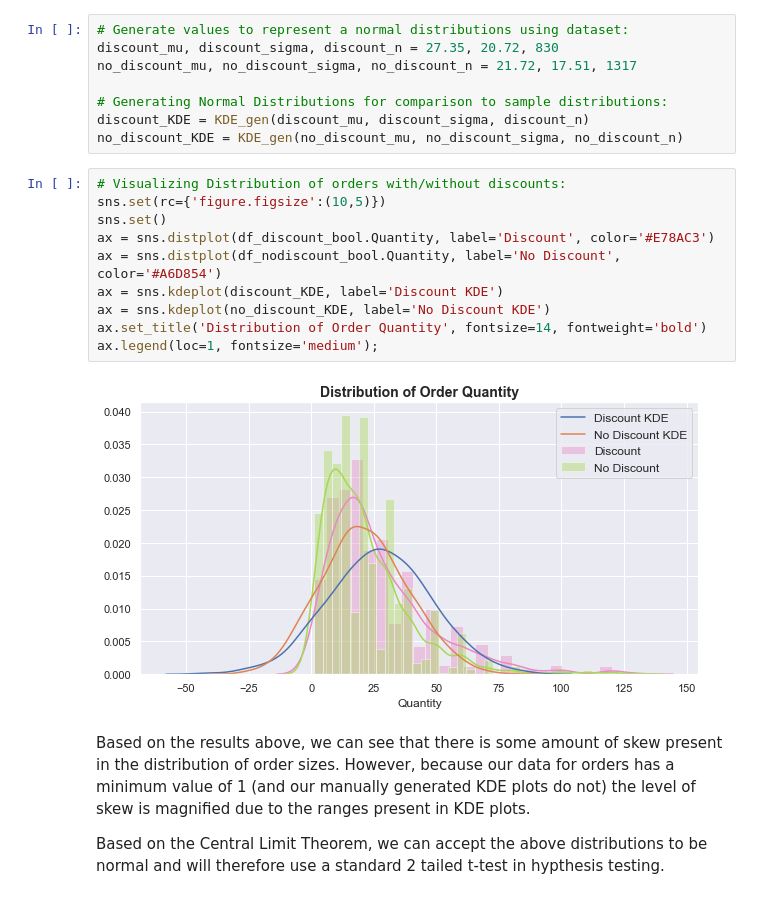
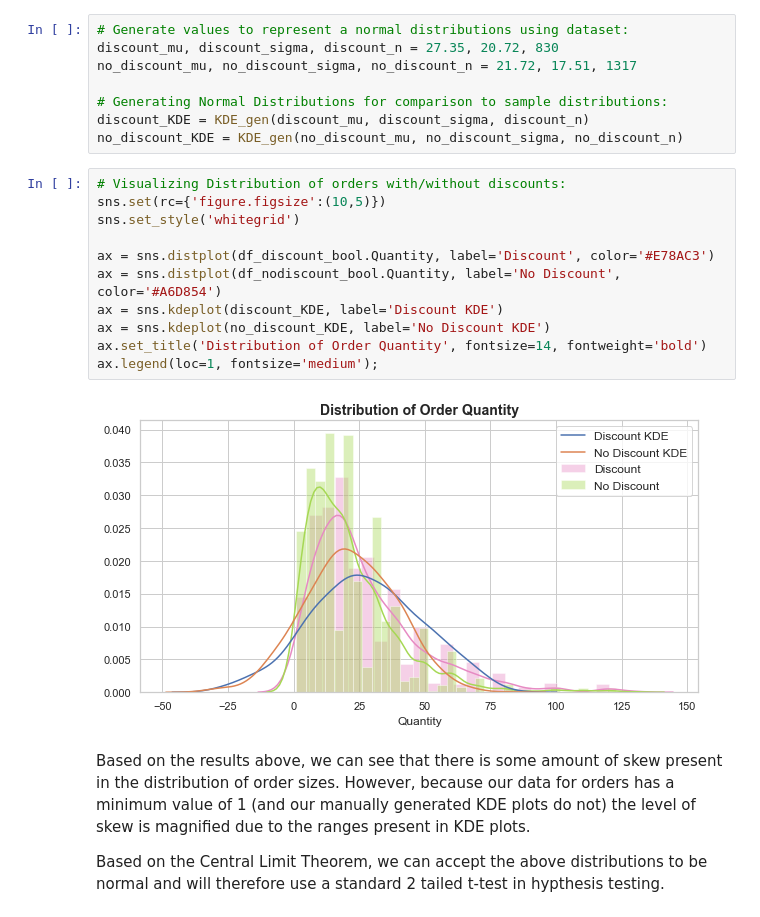
Before and after one commit to pawoody/dsc-2-final-project-online-ds-ft-041519, a Jupyter notebook: Mod 2 Project.ipynb, the cells around one changed output. Drawn from its saved outputs; the diff is of its cells as text.

```diff
--- a/Mod 2 Project.ipynb
+++ b/Mod 2 Project.ipynb
@@ -1098,15 +1098,16 @@ no_discount_KDE = KDE_gen(no_discount_mu, no_discount_sigma, no_discount_n)
 # %%
 # Visualizing Distribution of orders with/without discounts:
 sns.set(rc={'figure.figsize':(10,5)})
-sns.set()
+sns.set_style('whitegrid')
+
 ax = sns.distplot(df_discount_bool.Quantity, label='Discount', color='#E78AC3')
 ax = sns.distplot(df_nodiscount_bool.Quantity, label='No Discount', color='#A6D854')
 ax = sns.kdeplot(discount_KDE, label='Discount KDE')
 ax = sns.kdeplot(no_discount_KDE, label='No Discount KDE')
 ax.set_title('Distribution of Order Quantity', fontsize=14, fontweight='bold')
 ax.legend(loc=1, fontsize='medium');
 # %% [output]
-[figure, old version]
+[figure, new version]
 # %% [markdown]
 Based on the results above, we can see that there is some amount of skew present in the distribution of order sizes. However, because our data for orders has a minimum value of 1 (and our manually generated KDE plots do not) the level of skew is magnified due to the ranges present in KDE plots.
 
```
Also changed, not shown: parts of 81 cells of this notebook.
